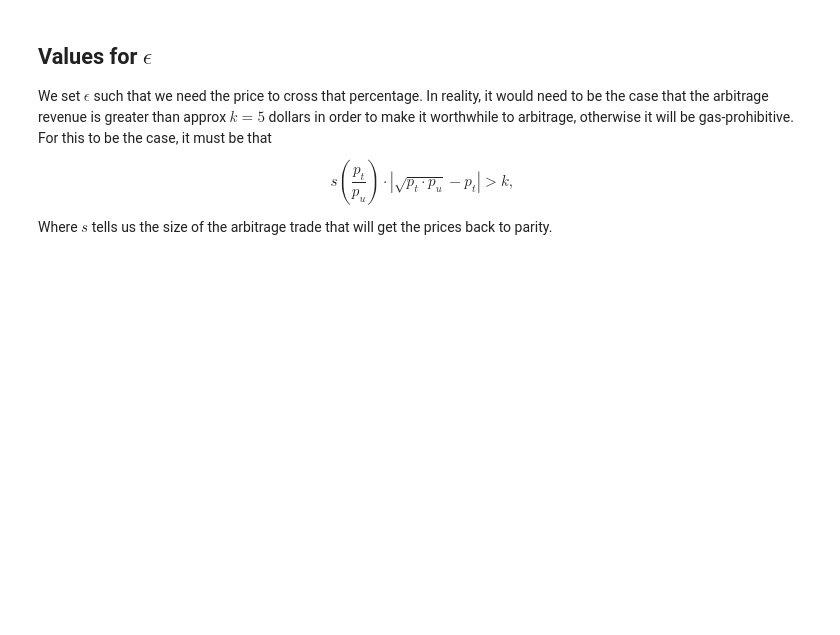
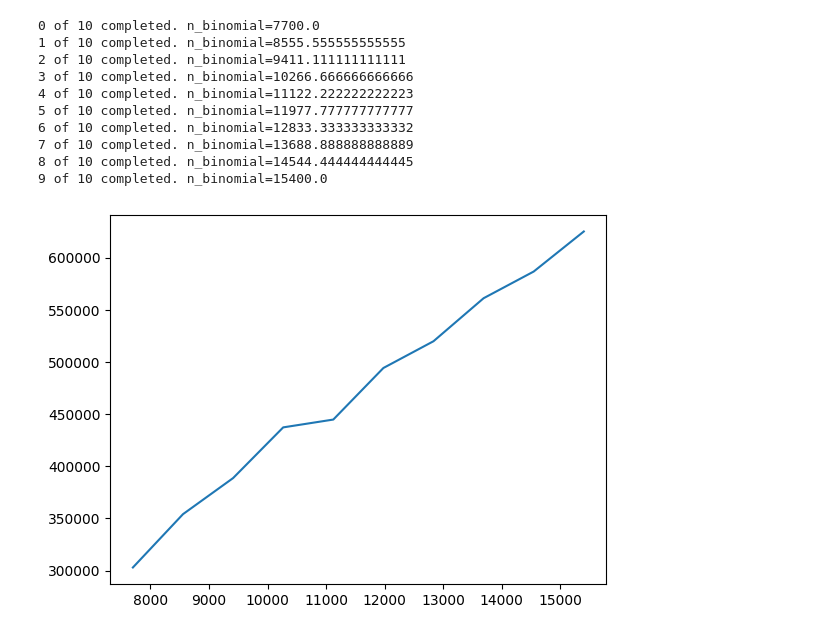
Before and after one commit to xenophonlabs/valuing-orderflow, a Jupyter notebook: src/retail-and-fees.ipynb, the cells around one changed output. Cells and saved outputs as stored; diff of their text form; code cells hidden in the pictures; blank space fills up the shorter version.

```diff
--- a/src/retail-and-fees.ipynb
+++ b/src/retail-and-fees.ipynb
@@ -376,6 +277,44 @@ x_.plot();
-# %% [markdown]
-## Values for $\epsilon$
-
-We set $\epsilon$ such that we need the price to cross that percentage. In reality, it would need to be the case that the arbitrage revenue is greater than approx $k=5$ dollars in order to make it worthwhile to arbitrage, otherwise it will be gas-prohibitive. For this to be the case, it must be that $$s\left(\frac{p_t}{p_u} \right) \cdot \left| \sqrt{p_t \cdot p_u} - p_t \right| > k,$$
-
-Where $s$ tells us the size of the arbitrage trade that will get the prices back to parity.
+# %%
+# create_retail_orders(n, p_binomial=1/7_200, n_binomial=7_700, p_bernoulli=.5, mu_lognormal=3.2, sd_lognormal=0.9)
+
+def get_expected_fees_single(num_runs=10, p_binomial=1/7_200, n_binomial=7_700):
+    cumulative_fees = []
+    for i in range(num_runs):
+        pool_ = UniV2AMM(L=120_000, p=0.0008333333333, gamma=0.003)
+        cumulative_fees.append(
+            pd.DataFrame(
+                pool_.simulate(
+                    get_price_path(7200, 0, sigma=0.000589255651, s0=pool_.p), # sigma = .05 / sqrt(60/12 * 60 * 24) = stdev for single
+                    create_retail_orders(n=7200, p_binomial=p_binomial, n_binomial=n_binomial, p_bernoulli=.5, mu_lognormal=3.2, sd_lognormal=0.9),
+                    eps=0.005
+                ),
+                columns=["token0_cumulative_fees", "token1_cumulative_fees"]
+            ).iloc[-1].sum()
+        )
+
+    return np.mean(cumulative_fees)
+
+def get_fees_grid():
+    n_binomials = np.linspace(7700, 15_400, 10)
+    s = pd.Series(index=n_binomials, dtype=float)
+    for i, n_binomial in enumerate(n_binomials):
+        print(f"{i} of {len(n_binomials)} completed. n_binomial={n_binomial}")
+        s[n_binomial] = get_expected_fees_single(num_runs=30, p_binomial=1/7_200, n_binomial=n_binomial)
+
+    s.plot()
+
+
+# get_expected_fees_single()
+get_fees_grid()
+# %% [output]
+0 of 10 completed. n_binomial=7700.0
+1 of 10 completed. n_binomial=8555.555555555555
+2 of 10 completed. n_binomial=9411.111111111111
+3 of 10 completed. n_binomial=10266.666666666666
+4 of 10 completed. n_binomial=11122.222222222223
+5 of 10 completed. n_binomial=11977.777777777777
+6 of 10 completed. n_binomial=12833.333333333332
+7 of 10 completed. n_binomial=13688.888888888889
+8 of 10 completed. n_binomial=14544.444444444445
+9 of 10 completed. n_binomial=15400.0
+[figure, added]
```
Also changed, not shown: parts of 8 cells of this notebook, 30 other files.
